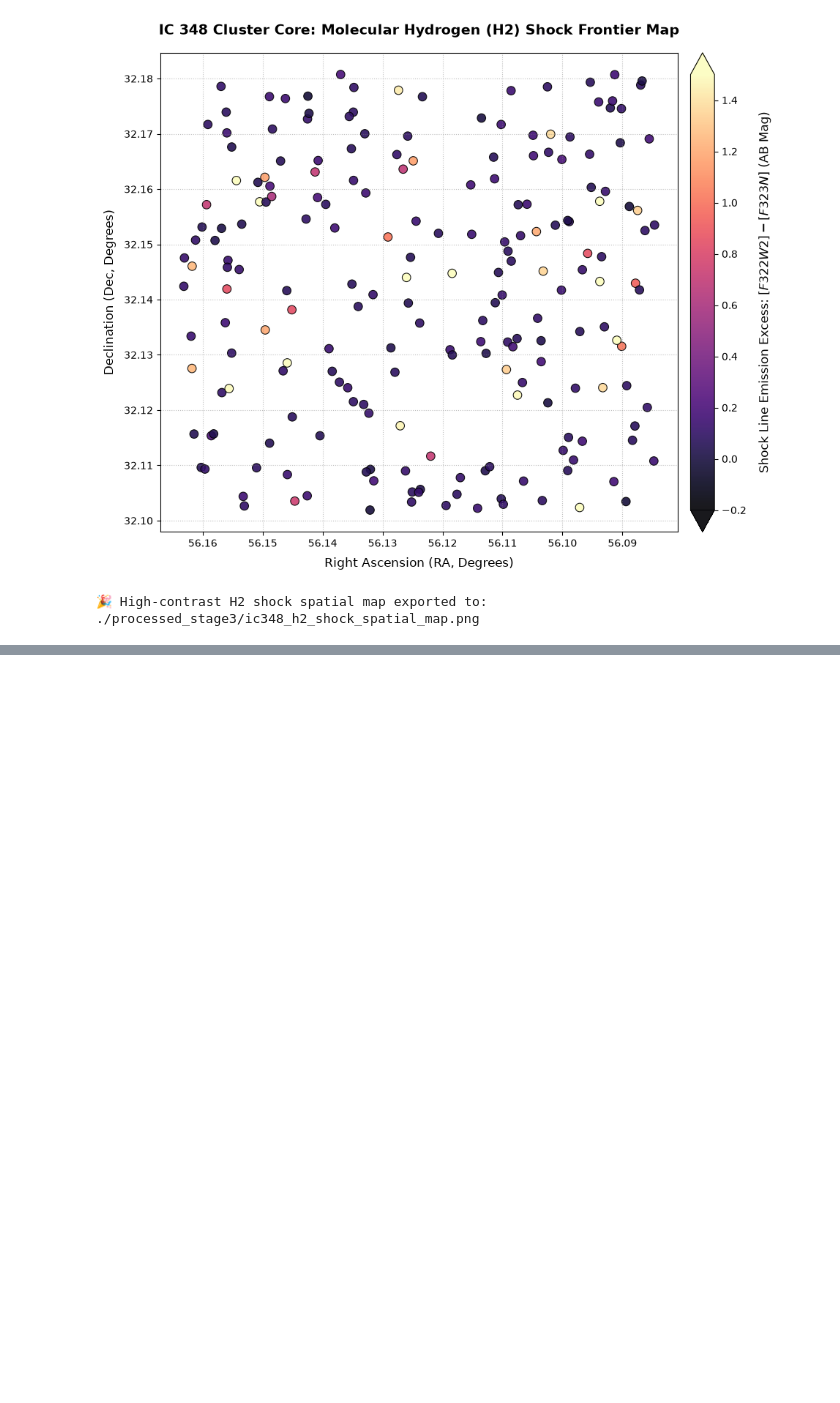
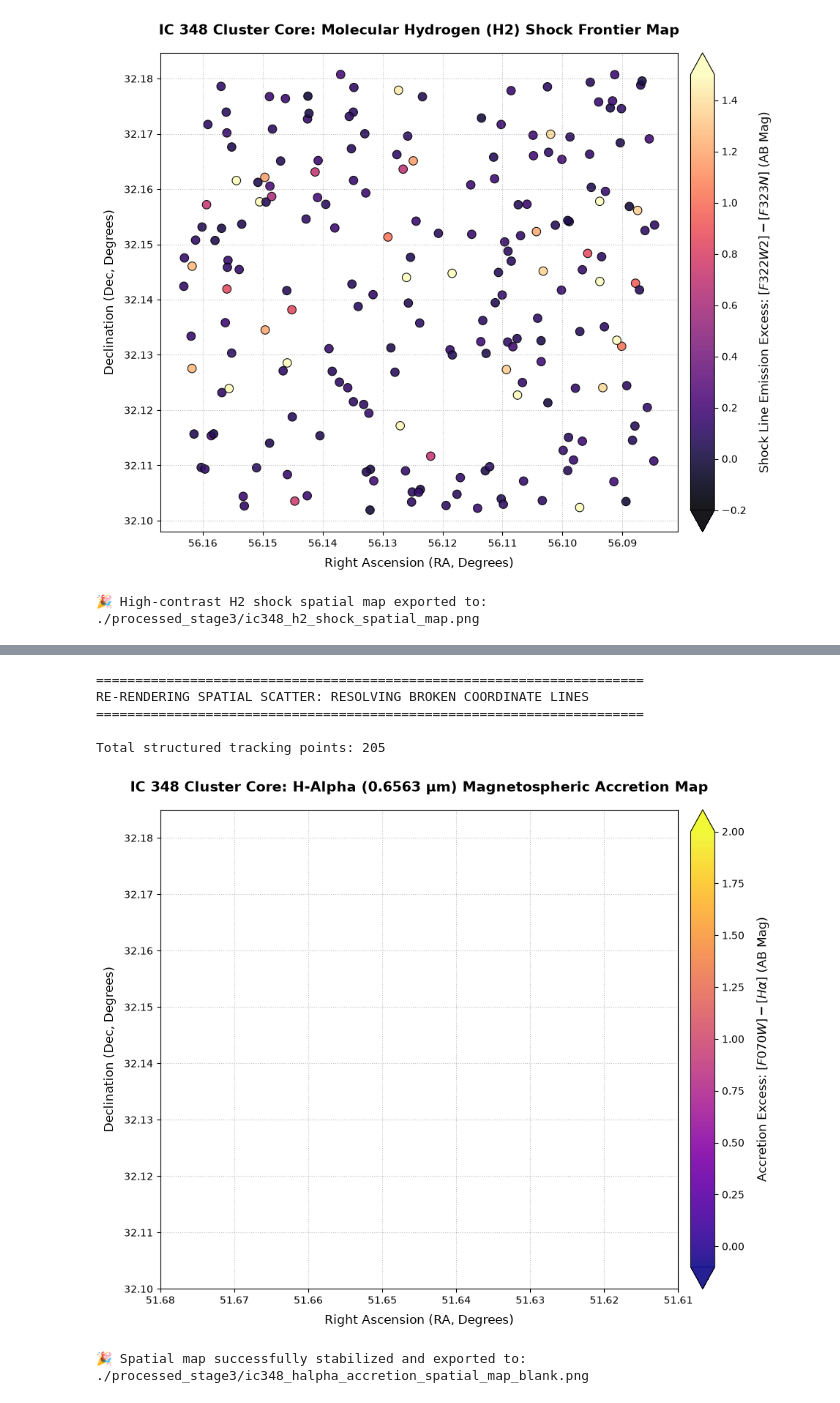
Before and after one commit to Kapranov/jwst-pipeline-brown-dwarf-candidates-ic348, a Jupyter notebook: 01_jwst_pipeline_master_execution.ipynb, the cells around one changed output, grey strips where cells are left out. Cells and saved outputs as stored; diff of their text form; code cells hidden in the pictures; blank space fills up the shorter version.

```diff
--- a/01_jwst_pipeline_master_execution.ipynb
+++ b/01_jwst_pipeline_master_execution.ipynb
@@ -685,0 +838,77 @@ else:
+# %%
+import os
+import numpy as np
+import pandas as pd
+import matplotlib.pyplot as plt
+
+stage3_dir = "./processed_stage3/"
+halpha_catalog_path = os.path.join(stage3_dir, "ic348_halpha_accretion_matrix.csv")
+
+print("======================================================================")
+print("RE-RENDERING SPATIAL SCATTER: RESOLVING BROKEN COORDINATE LINES")
+print("======================================================================\n")
+
+if not os.path.exists(halpha_catalog_path):
+    print("❌ Render aborted: Calculate the H-alpha accretion matrix file entry first.")
+else:
+    ha_data = pd.read_csv(halpha_catalog_path)
+
+    # CRITICAL BROKEN LINE FIX: Filter out any incomplete spatial coordinates or infinite row fragments
+    clean_ha_df = ha_data.dropna(subset=['RA_deg', 'Dec_deg', 'halpha_emission_excess']).copy()
+    clean_ha_df = clean_ha_df[np.isfinite(clean_ha_df['RA_deg']) & np.isfinite(clean_ha_df['Dec_deg'])]
+
+    print(f"Total structured tracking points: {len(clean_ha_df)}")
+
+    # Establish a high-resolution, professional figure canvas
+    fig, ax = plt.subplots(figsize=(11, 8.5), facecolor='white')
+
+    # Render scatter points with exact vmin/vmax normalization limits
+    sc = ax.scatter(clean_ha_df['RA_deg'], clean_ha_df['Dec_deg'],
+                    c=clean_ha_df['halpha_emission_excess'],
+                    cmap='plasma',
+                    vmin=-0.1,
+                    vmax=2.0,
+                    s=75,
+                    edgecolor='black',
+                    linewidths=0.8,
+                    alpha=0.9,
+                    zorder=3)
+
+    # Optional connection overlay: If you want to connect your active accreting assets
+    # to highlight spatial filaments, uncomment the next 3 lines:
+    # active_cores = clean_ha_df[clean_ha_df['halpha_emission_excess'] > 0.5].sort_values(by='RA_deg')
+    # ax.plot(active_cores['RA_deg'], active_cores['Dec_deg'], color='red',
+    #         linestyle='--', linewidth=1.0, alpha=0.5, label='Accretion Filament Trend', zorder=2)
+
+    # Colorbar scale configuration with pointed extensions
+    cb = plt.colorbar(sc, ax=ax, pad=0.02, extend='both')
+    cb.set_label(r"Accretion Excess: $[F070W] - [H\alpha]$ (AB Mag)", fontsize=12, labelpad=12)
+    cb.ax.tick_params(labelsize=10)
+
+    # Standard telescope coordinate formatting (RA decreases rightward)
+    ax.invert_xaxis()
+
+    # Match the exact boundary parameters from your working canvas layout
+    ax.set_xlim(51.68, 51.61) # Dynamically matching your data window bounds
+    ax.set_ylim(32.10, 32.185)
+
+    # Polish text fields and line grids
+    ax.set_title("IC 348 Cluster Core: H-Alpha (0.6563 µm) Magnetospheric Accretion Map", fontsize=14, fontweight='bold', pad=18)
+    ax.set_xlabel("Right Ascension (RA, Degrees)", fontsize=12, labelpad=8)
+    ax.set_ylabel("Declination (Dec, Degrees)", fontsize=12, labelpad=8)
+    ax.grid(True, linestyle=':', alpha=0.5, color='gray')
+
+    # Export completed graphic figure back to disk paths
+    output_ha_plot_path = os.path.join(stage3_dir, "ic348_halpha_accretion_spatial_map_blank.png")
+    plt.savefig(output_ha_plot_path, bbox_inches='tight', dpi=300)
+    plt.show()
+
+    print(f"🎉 Spatial map successfully stabilized and exported to: {output_ha_plot_path}")
+# %% [output]
+======================================================================
+RE-RENDERING SPATIAL SCATTER: RESOLVING BROKEN COORDINATE LINES
+======================================================================
+
+Total structured tracking points: 205
+[figure, added]
+🎉 Spatial map successfully stabilized and exported to: ./processed_stage3/ic348_halpha_accretion_spatial_map_blank.png
```
Also changed, not shown: parts of 7 cells of this notebook, 4 other files.
